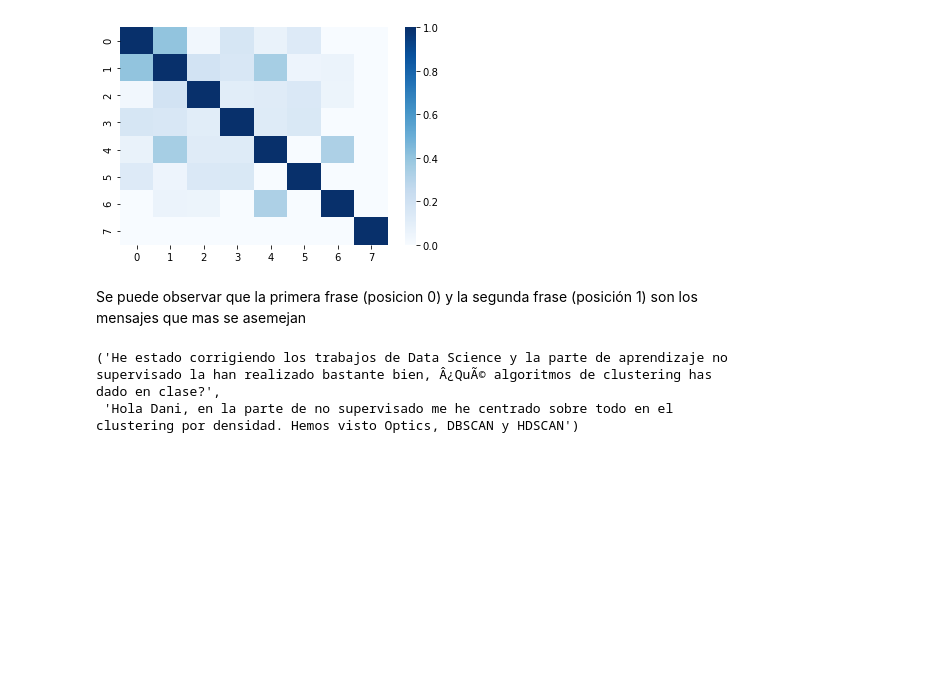
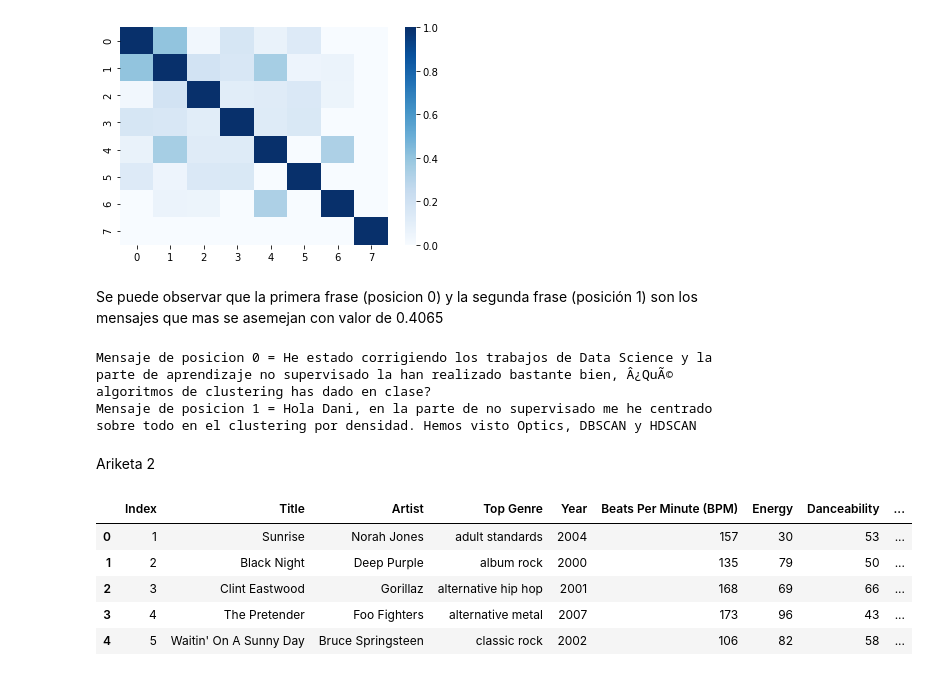
Before and after one commit to madariagamikel/subirnotamikelm, a Jupyter notebook: examenMikelDS.ipynb, the cells around one changed output. Cells and saved outputs as stored; diff of their text form; code cells hidden in the pictures; blank space fills up the shorter version.

```diff
--- a/examenMikelDS.ipynb
+++ b/examenMikelDS.ipynb
@@ -211,9 +222,23 @@ ax = sns.heatmap(csim, cmap='Blues')
 # %% [output]
 [figure]
 # %% [markdown]
-Se puede observar que la primera frase (posicion 0) y la segunda frase (posición 1) son los mensajes que mas se asemejan
+Se puede observar que la primera frase (posicion 0) y la segunda frase (posición 1) son los mensajes que mas se asemejan con valor de 0.4065
-# %%
-b[0], b[1]
-# %% [output]
-('He estado corrigiendo los trabajos de Data Science y la parte de aprendizaje no supervisado la han realizado bastante bien, Â¿QuÃ© algoritmos de clustering has dado en clase?',
- 'Hola Dani, en la parte de no supervisado me he centrado sobre todo en el clustering por densidad. Hemos visto Optics, DBSCAN y HDSCAN')
+# %%
+print("Mensaje de posicion 0 =", b[0])
+print("Mensaje de posicion 1 =", b[1])
+# %% [output]
+Mensaje de posicion 0 = He estado corrigiendo los trabajos de Data Science y la parte de aprendizaje no supervisado la han realizado bastante bien, Â¿QuÃ© algoritmos de clustering has dado en clase?
+Mensaje de posicion 1 = Hola Dani, en la parte de no supervisado me he centrado sobre todo en el clustering por densidad. Hemos visto Optics, DBSCAN y HDSCAN
+# %% [markdown]
+Ariketa 2
+# %%
+df = pd.read_csv("C:/Users/madar/Desktop/Mikel/2020-21/DS/exxxx/subirnotamikelm/Spotify-2000.csv")
+# %%
+df.head()
+# %% [output]
+|  | Index | Title | Artist | Top Genre | Year | Beats Per Minute (BPM) | Energy | Danceability | ... |
+| 0 | 1 | Sunrise | Norah Jones | adult standards | 2004 | 157 | 30 | 53 | ... |
+| 1 | 2 | Black Night | Deep Purple | album rock | 2000 | 135 | 79 | 50 | ... |
+| 2 | 3 | Clint Eastwood | Gorillaz | alternative hip hop | 2001 | 168 | 69 | 66 | ... |
+| 3 | 4 | The Pretender | Foo Fighters | alternative metal | 2007 | 173 | 96 | 43 | ... |
+| 4 | 5 | Waitin' On A Sunny Day | Bruce Springsteen | classic rock | 2002 | 106 | 82 | 58 | ... |
```
Also changed, not shown: parts of 20 cells of this notebook.
